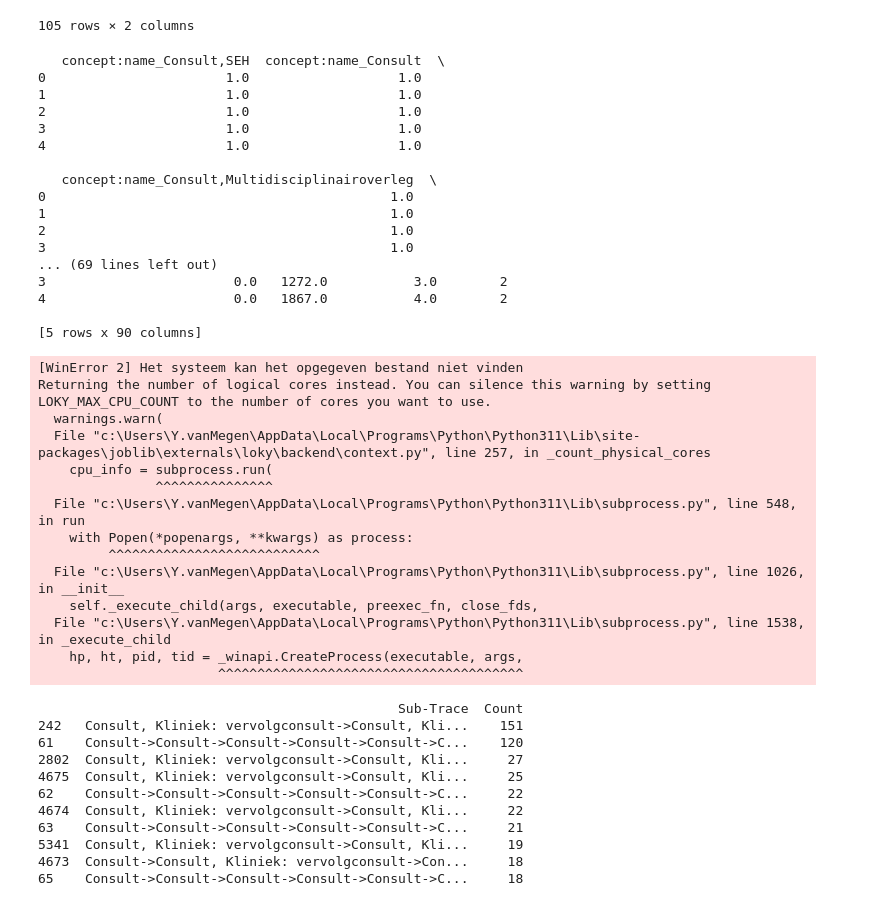
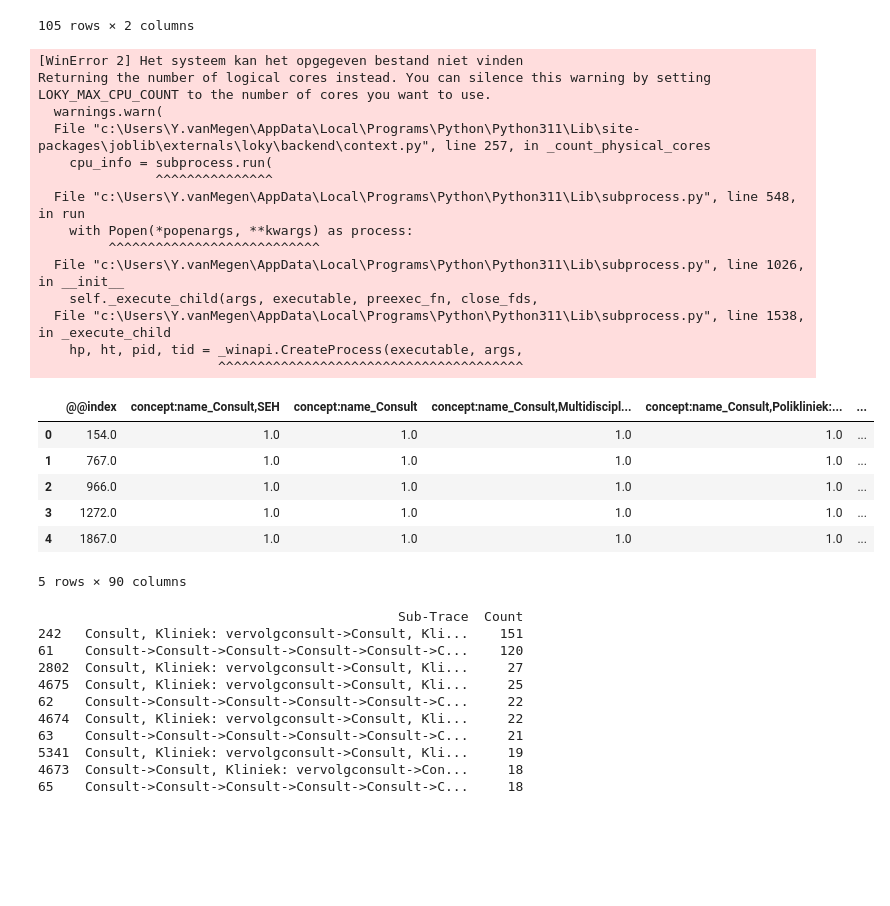
Before and after one commit to Yannique00/Master_Thesis, a Jupyter notebook: event logs pm all reports filtered.ipynb, the cells around one changed output. Drawn from its saved outputs; the diff is of its cells as text; code cells hidden in the pictures; blank space fills up the shorter version.

Commit message:
pm on filtered data kinda done

```diff
--- a/event logs pm all reports filtered.ipynb
+++ b/event logs pm all reports filtered.ipynb
@@ -680,49 +714,39 @@ trace_df
 # %%
 from pm4py.algo.transformation.log_to_features import algorithm as log_to_features
 from sklearn.cluster import KMeans
 import numpy as np
 
 # Convert event log to feature vectors
 feature_table, feature_names = log_to_features.apply(event_log, parameters={"feature_type": "frequency"})
 
 # Convert to DataFrame
 feature_df = pd.DataFrame(feature_table, columns=feature_names)
 
 # Apply K-Means clustering (set k=3 for 3 clusters)
-num_clusters = 3
+num_clusters = 10
 kmeans = KMeans(n_clusters=num_clusters, random_state=42)
 feature_df['Cluster'] = kmeans.fit_predict(feature_df)
 
-print(feature_df.head())  # Show clustered patient traces
+feature_df.head()  # Show clustered patient traces
 # %% [output]
-   concept:name_Consult,SEH  concept:name_Consult  \
-0                       1.0                   1.0
-1                       1.0                   1.0
-2                       1.0                   1.0
-3                       1.0                   1.0
-4                       1.0                   1.0
-
-   concept:name_Consult,Multidisciplinairoverleg  \
-0                                            1.0
-1                                            1.0
-2                                            1.0
-3                                            1.0
-... (69 lines left out)
-3                        0.0   1272.0           3.0        2
-4                        0.0   1867.0           4.0        2
-
-[5 rows x 90 columns]
+[WinError 2] Het systeem kan het opgegeven bestand niet vinden
+Returning the number of logical cores instead. You can silence this warning by setting LOKY_MAX_CPU_COUNT to the number of cores you want to use.
+  warnings.warn(
+  File "c:\Users\Y.vanMegen\AppData\Local\Programs\Python\Python311\Lib\site-packages\joblib\externals\loky\backend\context.py", line 257, in _count_physical_cores
+    cpu_info = subprocess.run(
+               ^^^^^^^^^^^^^^^
+  File "c:\Users\Y.vanMegen\AppData\Local\Programs\Python\Python311\Lib\subprocess.py", line 548, in run
+    with Popen(*popenargs, **kwargs) as process:
+         ^^^^^^^^^^^^^^^^^^^^^^^^^^^
+  File "c:\Users\Y.vanMegen\AppData\Local\Programs\Python\Python311\Lib\subprocess.py", line 1026, in __init__
+    self._execute_child(args, executable, preexec_fn, close_fds,
+  File "c:\Users\Y.vanMegen\AppData\Local\Programs\Python\Python311\Lib\subprocess.py", line 1538, in _execute_child
+    hp, ht, pid, tid = _winapi.CreateProcess(executable, args,
+                       ^^^^^^^^^^^^^^^^^^^^^^^^^^^^^^^^^^^^^^^
+|  | @@index | concept:name_Consult,SEH | concept:name_Consult | concept:name_Consult,Multidiscipl... | concept:name_Consult,Polikliniek:... | ... |
+| 0 | 154.0 | 1.0 | 1.0 | 1.0 | 1.0 | ... |
+| 1 | 767.0 | 1.0 | 1.0 | 1.0 | 1.0 | ... |
+| 2 | 966.0 | 1.0 | 1.0 | 1.0 | 1.0 | ... |
+| 3 | 1272.0 | 1.0 | 1.0 | 1.0 | 1.0 | ... |
+| 4 | 1867.0 | 1.0 | 1.0 | 1.0 | 1.0 | ... |
-[WinError 2] Het systeem kan het opgegeven bestand niet vinden
-Returning the number of logical cores instead. You can silence this warning by setting LOKY_MAX_CPU_COUNT to the number of cores you want to use.
-  warnings.warn(
-  File "c:\Users\Y.vanMegen\AppData\Local\Programs\Python\Python311\Lib\site-packages\joblib\externals\loky\backend\context.py", line 257, in _count_physical_cores
-    cpu_info = subprocess.run(
-               ^^^^^^^^^^^^^^^
-  File "c:\Users\Y.vanMegen\AppData\Local\Programs\Python\Python311\Lib\subprocess.py", line 548, in run
-    with Popen(*popenargs, **kwargs) as process:
-         ^^^^^^^^^^^^^^^^^^^^^^^^^^^
-  File "c:\Users\Y.vanMegen\AppData\Local\Programs\Python\Python311\Lib\subprocess.py", line 1026, in __init__
-    self._execute_child(args, executable, preexec_fn, close_fds,
-  File "c:\Users\Y.vanMegen\AppData\Local\Programs\Python\Python311\Lib\subprocess.py", line 1538, in _execute_child
-    hp, ht, pid, tid = _winapi.CreateProcess(executable, args,
-                       ^^^^^^^^^^^^^^^^^^^^^^^^^^^^^^^^^^^^^^^
+5 rows × 90 columns
```
Also changed, not shown: parts of 9 cells of this notebook, 1 other file.
